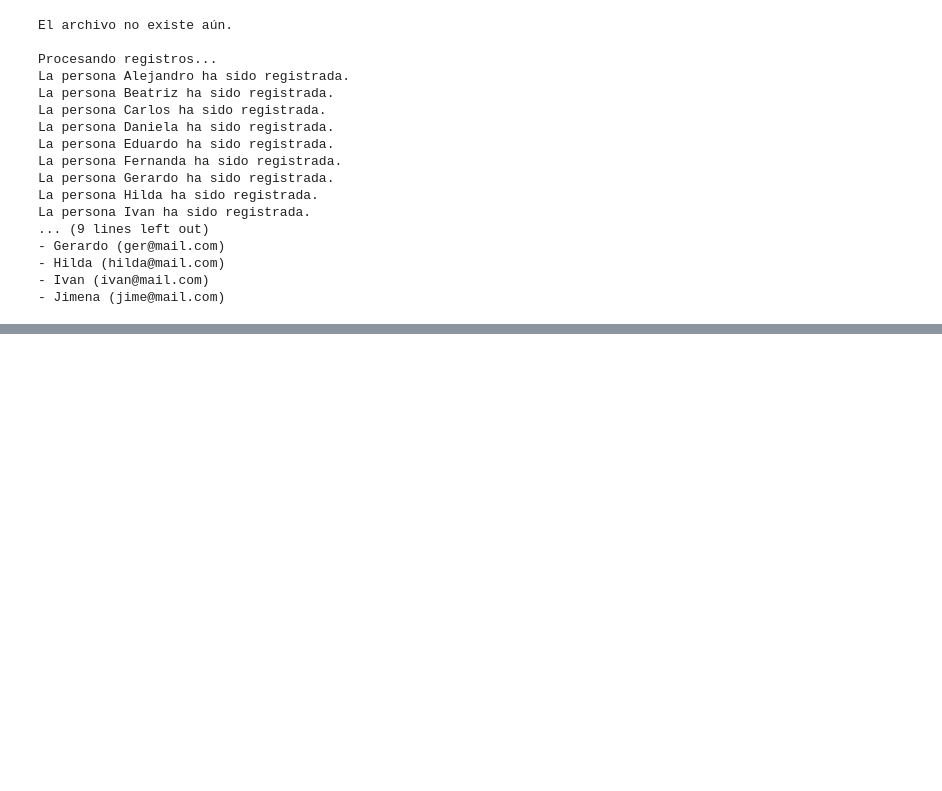
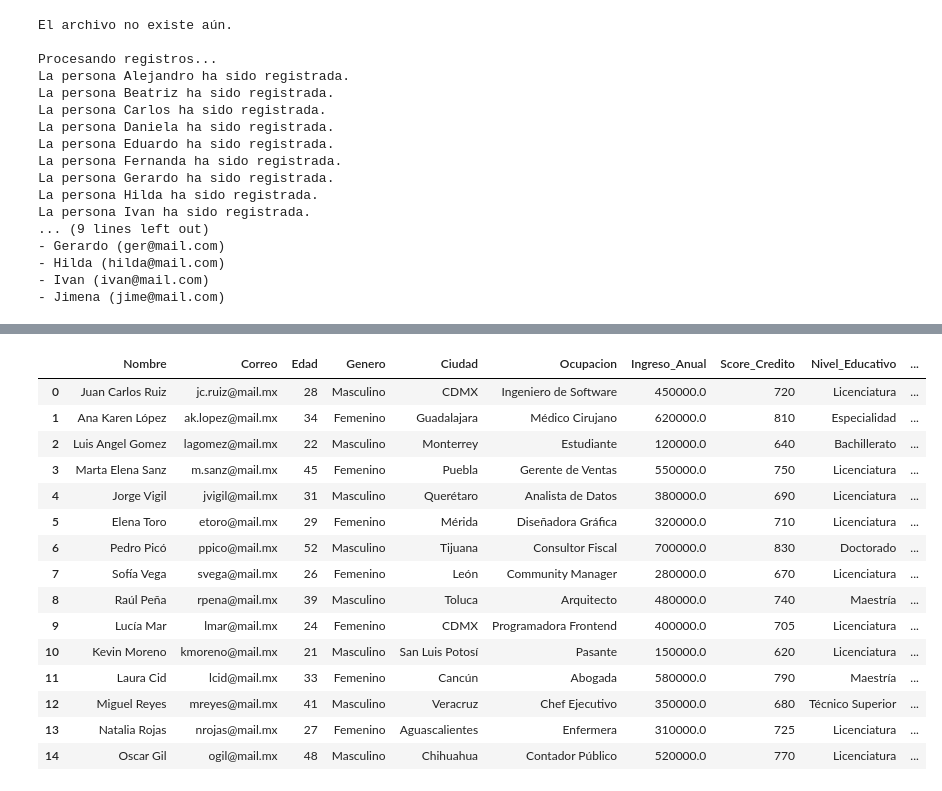
Before and after one commit to jarsmp37/progavan, a Jupyter notebook: OOP_clase7.ipynb, the cells around one changed output, grey strips where cells are left out. Saved outputs shown, nothing was run; the diff lists cells and outputs as text; code cells hidden in the pictures; blank space fills up the shorter version.

```diff
--- a/OOP_clase7.ipynb
+++ b/OOP_clase7.ipynb
@@ -85,0 +297,22 @@ La persona Ivan ha sido registrada.
+# %%
+import pandas as pd
+
+df2=pd.read_csv("datos_usuarios_analisis.csv")
+df2
+# %% [output]
+|  | Nombre | Correo | Edad | Genero | Ciudad | Ocupacion | Ingreso_Anual | Score_Credito | Nivel_Educativo | ... |
+| 0 | Juan Carlos Ruiz | jc.ruiz@mail.mx | 28 | Masculino | CDMX | Ingeniero de Software | 450000.0 | 720 | Licenciatura | ... |
+| 1 | Ana Karen López | ak.lopez@mail.mx | 34 | Femenino | Guadalajara | Médico Cirujano | 620000.0 | 810 | Especialidad | ... |
+| 2 | Luis Angel Gomez | lagomez@mail.mx | 22 | Masculino | Monterrey | Estudiante | 120000.0 | 640 | Bachillerato | ... |
+| 3 | Marta Elena Sanz | m.sanz@mail.mx | 45 | Femenino | Puebla | Gerente de Ventas | 550000.0 | 750 | Licenciatura | ... |
+| 4 | Jorge Vigil | jvigil@mail.mx | 31 | Masculino | Querétaro | Analista de Datos | 380000.0 | 690 | Licenciatura | ... |
+| 5 | Elena Toro | etoro@mail.mx | 29 | Femenino | Mérida | Diseñadora Gráfica | 320000.0 | 710 | Licenciatura | ... |
+| 6 | Pedro Picó | ppico@mail.mx | 52 | Masculino | Tijuana | Consultor Fiscal | 700000.0 | 830 | Doctorado | ... |
+| 7 | Sofía Vega | svega@mail.mx | 26 | Femenino | León | Community Manager | 280000.0 | 670 | Licenciatura | ... |
+| 8 | Raúl Peña | rpena@mail.mx | 39 | Masculino | Toluca | Arquitecto | 480000.0 | 740 | Maestría | ... |
+| 9 | Lucía Mar | lmar@mail.mx | 24 | Femenino | CDMX | Programadora Frontend | 400000.0 | 705 | Licenciatura | ... |
+| 10 | Kevin Moreno | kmoreno@mail.mx | 21 | Masculino | San Luis Potosí | Pasante | 150000.0 | 620 | Licenciatura | ... |
+| 11 | Laura Cid | lcid@mail.mx | 33 | Femenino | Cancún | Abogada | 580000.0 | 790 | Maestría | ... |
+| 12 | Miguel Reyes | mreyes@mail.mx | 41 | Masculino | Veracruz | Chef Ejecutivo | 350000.0 | 680 | Técnico Superior | ... |
+| 13 | Natalia Rojas | nrojas@mail.mx | 27 | Femenino | Aguascalientes | Enfermera | 310000.0 | 725 | Licenciatura | ... |
+| 14 | Oscar Gil | ogil@mail.mx | 48 | Masculino | Chihuahua | Contador Público | 520000.0 | 770 | Licenciatura | ... |
```
Also changed, not shown: parts of 10 cells of this notebook, 7 other files.
